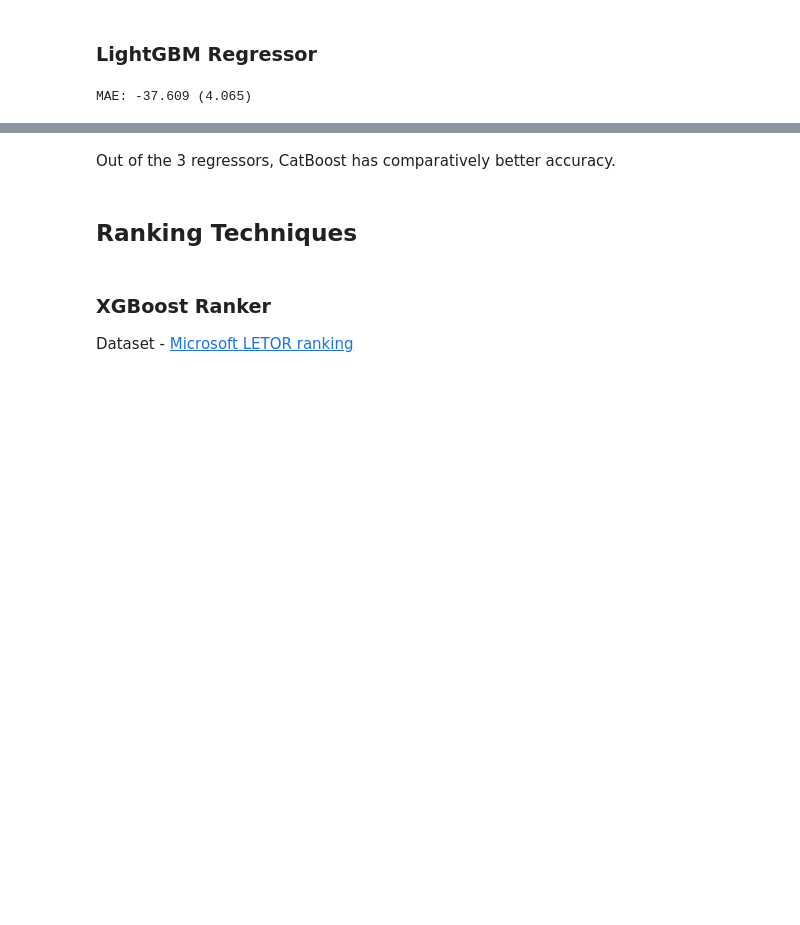
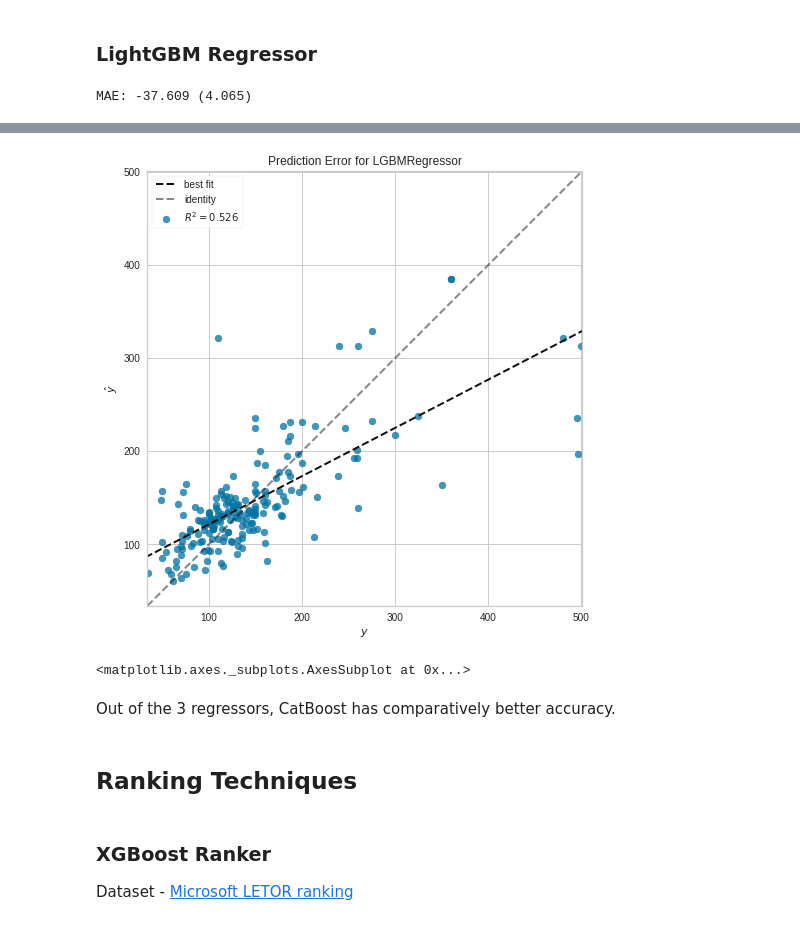
Before and after one commit to shreyaghotankar/CMPE-255-Data-Mining, a Jupyter notebook: CMPE_255_Assignment_Gradient_Boost.ipynb, the cells around one changed output, grey strips where cells are left out. Cells and saved outputs as stored; diff of their text form; code cells hidden in the pictures; blank space fills up the shorter version.

```diff
--- a/CMPE_255_Assignment_Gradient_Boost.ipynb
+++ b/CMPE_255_Assignment_Gradient_Boost.ipynb
@@ -607,3 +618,13 @@ Accuracy for LightGBM Regressor:
+# %%
+from yellowbrick.regressor import PredictionError
+fig, ax = plt.subplots(figsize=(8, 8))
+pev = PredictionError(lgbmr_model)
+pev.fit(X_tr, y_tr)
+pev.score(X_tst, y_tst)
+pev.poof()
+# %% [output]
+[figure, added]
+<matplotlib.axes._subplots.AxesSubplot at 0x...>
 # %% [markdown]
 Out of the 3 regressors, CatBoost has comparatively better accuracy.
 # %% [markdown]
```
Also changed, not shown: parts of 9 cells of this notebook.
